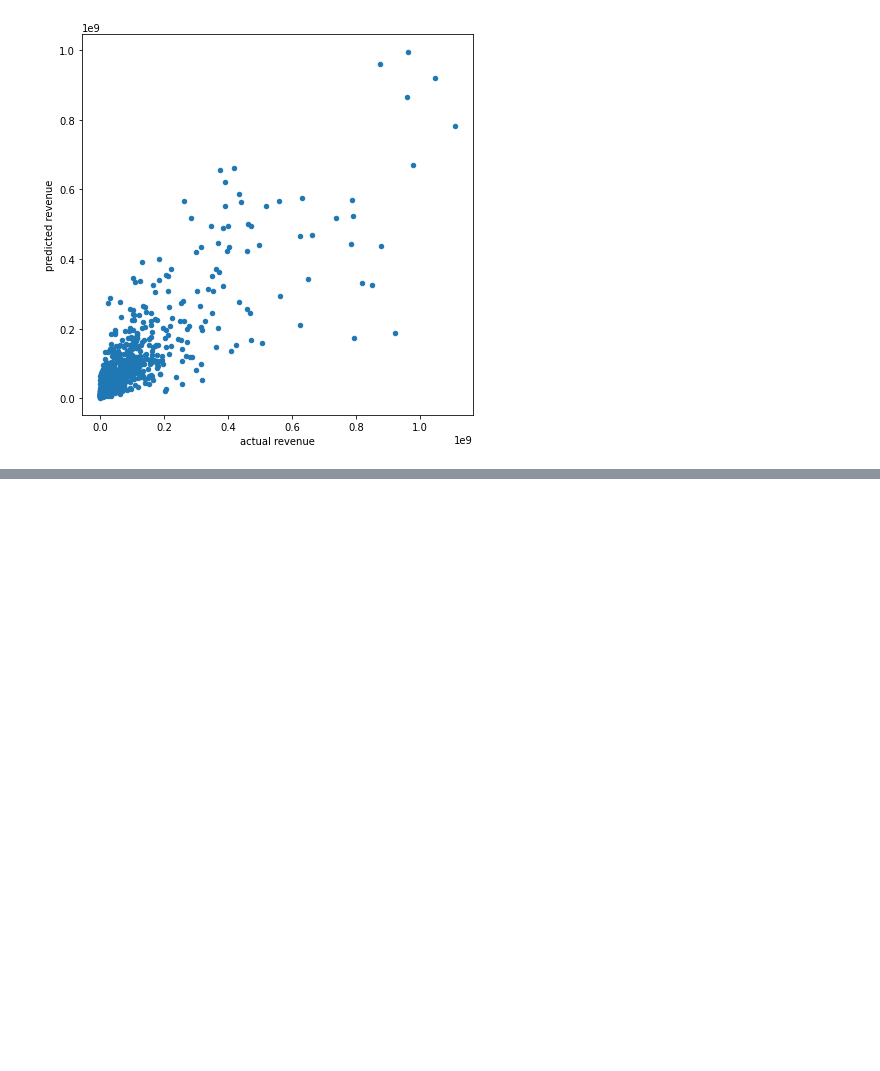
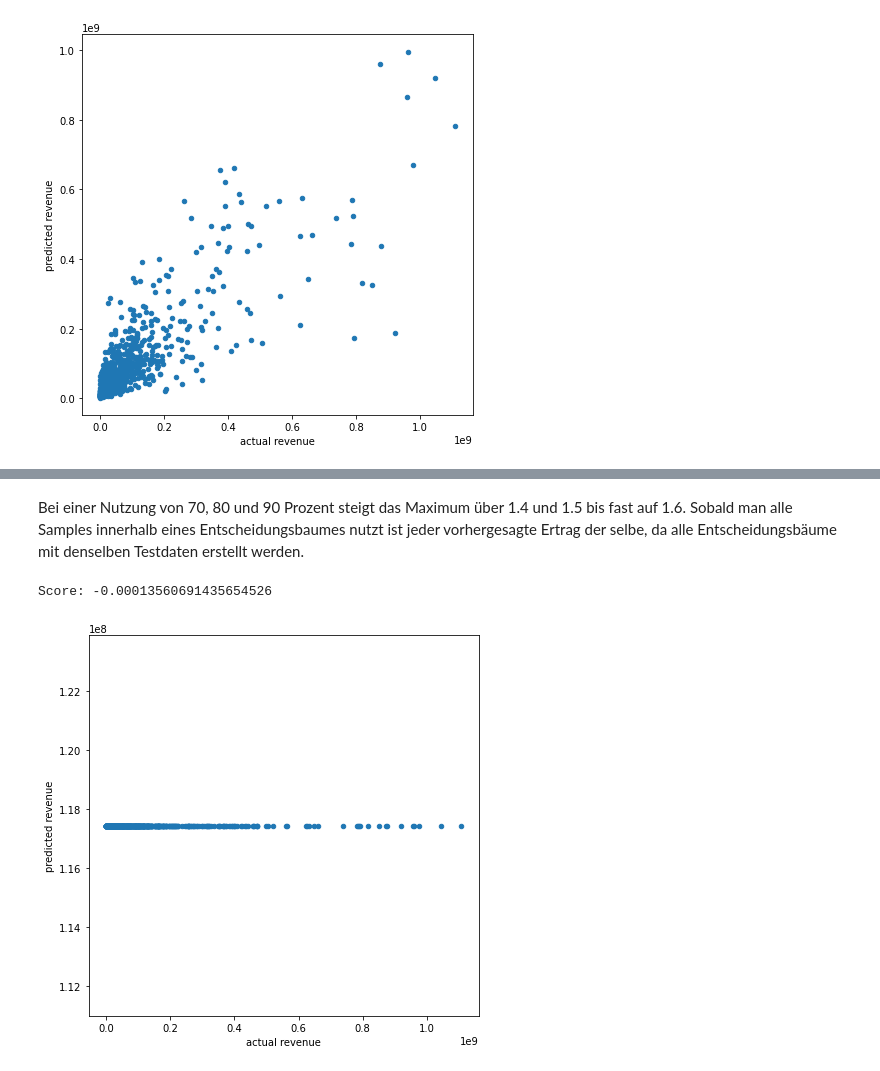
Before and after one commit to lennartarnheim/movies, a Jupyter notebook: movies.ipynb, the cells around one changed output, grey strips where cells are left out. Drawn from its saved outputs; the diff is of its cells as text; code cells hidden in the pictures; blank space fills up the shorter version.

```diff
--- a/movies.ipynb
+++ b/movies.ipynb
@@ -108,0 +144,16 @@ Score: 0.668673630059138
+# %% [markdown]
+Bei einer Nutzung von 70, 80 und 90 Prozent steigt das Maximum über 1.4 und 1.5 bis fast auf 1.6. Sobald man alle Samples innerhalb eines Entscheidungsbaumes nutzt ist jeder vorhergesagte Ertrag der selbe, da alle Entscheidungsbäume mit denselben Testdaten erstellt werden.
+# %%
+model = RandomForestRegressor(max_samples=1, random_state=1)
+
+model.fit(train, train_revenue)
+
+predicted_revenue = model.predict(test)
+
+print('Score:', model.score(test, test_revenue))
+
+df = pd.DataFrame({'actual revenue': test_revenue, 'predicted revenue': predicted_revenue})
+g = df.plot(x='actual revenue', y='predicted revenue', kind='scatter', figsize=(7, 7))
+# %% [output]
+Score: -0.00013560691435654526
+[figure, added]
```
Also changed, not shown: parts of 8 cells of this notebook.
